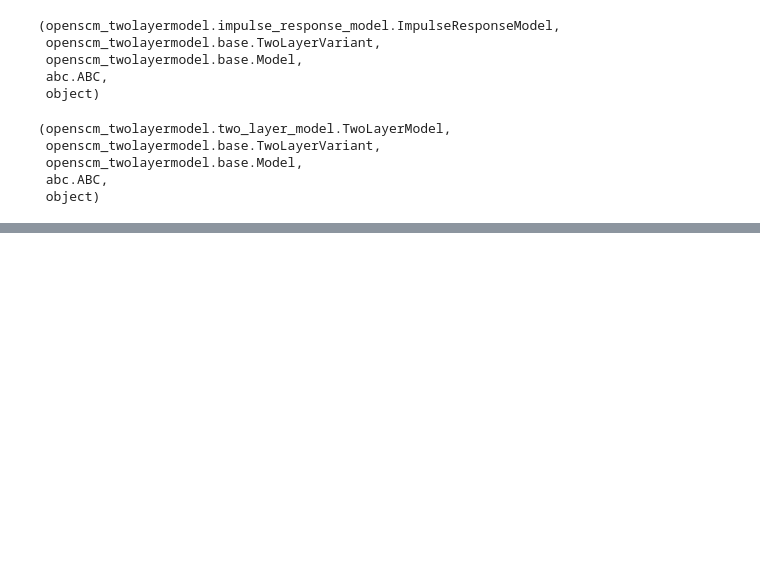
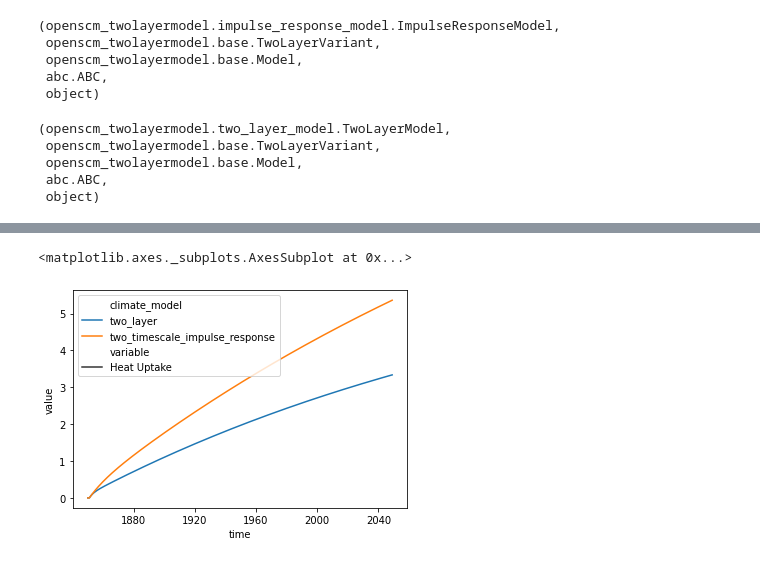
Before and after one commit to openscm/openscm-twolayermodel, a Jupyter notebook: notebooks/getting-started.ipynb, the cells around one changed output, grey strips where cells are left out. Saved outputs shown, nothing was run; the diff lists cells and outputs as text; code cells hidden in the pictures; blank space fills up the shorter version.

```diff
--- a/notebooks/getting-started.ipynb
+++ b/notebooks/getting-started.ipynb
@@ -39,0 +101,5 @@ These classes can both be used in the same way. We demonstrate the most basic us
+# %%
+res.filter(variable="Heat*").lineplot(hue="climate_model", style="variable")
+# %% [output]
+<matplotlib.axes._subplots.AxesSubplot at 0x...>
+[figure, added]
```
Also changed, not shown: parts of 10 cells of this notebook.
